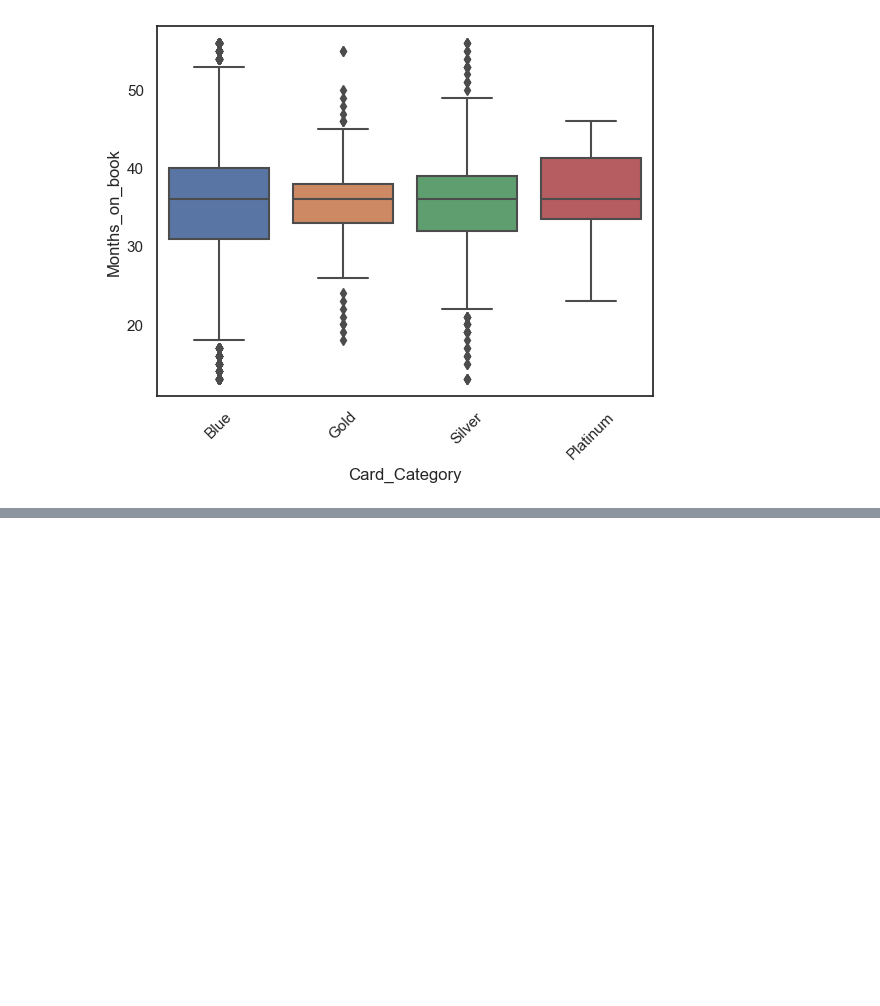
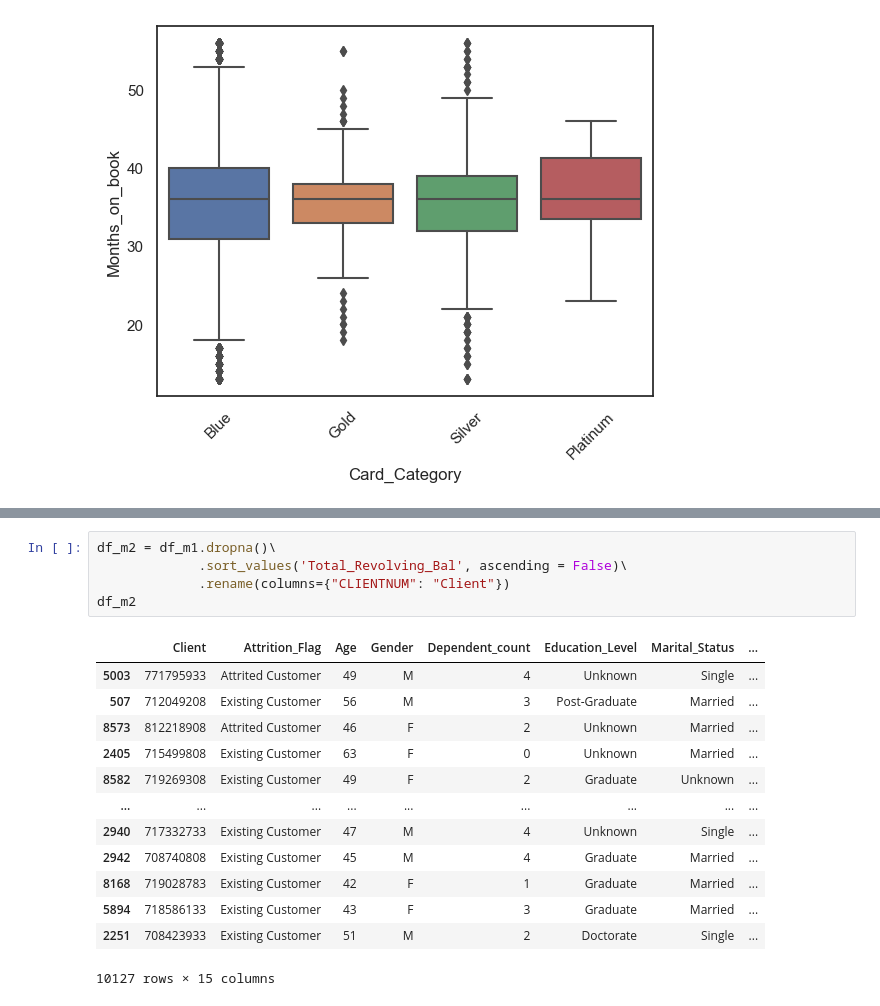
Before and after one commit to ubco-W2022T2-data301/project-group-group-20, a Jupyter notebook: analysis/analysis2.ipynb, the cells around one changed output, grey strips where cells are left out. Drawn from its saved outputs; the diff is of its cells as text; blank space fills up the shorter version.

```diff
--- a/analysis/analysis2.ipynb
+++ b/analysis/analysis2.ipynb
@@ -134,0 +243,19 @@ plt.xticks(rotation=45)
+# %%
+df_m2 = df_m1.dropna()\
+             .sort_values('Total_Revolving_Bal', ascending = False)\
+             .rename(columns={"CLIENTNUM": "Client"})
+df_m2
+# %% [output]
+|  | Client | Attrition_Flag | Age | Gender | Dependent_count | Education_Level | Marital_Status | ... |
+| 5003 | 771795933 | Attrited Customer | 49 | M | 4 | Unknown | Single | ... |
+| 507 | 712049208 | Existing Customer | 56 | M | 3 | Post-Graduate | Married | ... |
+| 8573 | 812218908 | Attrited Customer | 46 | F | 2 | Unknown | Married | ... |
+| 2405 | 715499808 | Existing Customer | 63 | F | 0 | Unknown | Married | ... |
+| 8582 | 719269308 | Existing Customer | 49 | F | 2 | Graduate | Unknown | ... |
+| ... | ... | ... | ... | ... | ... | ... | ... | ... |
+| 2940 | 717332733 | Existing Customer | 47 | M | 4 | Unknown | Single | ... |
+| 2942 | 708740808 | Existing Customer | 45 | M | 4 | Graduate | Married | ... |
+| 8168 | 719028783 | Existing Customer | 42 | F | 1 | Graduate | Married | ... |
+| 5894 | 718586133 | Existing Customer | 43 | F | 3 | Graduate | Married | ... |
+| 2251 | 708423933 | Existing Customer | 51 | M | 2 | Doctorate | Single | ... |
+10127 rows × 15 columns
```
Also changed, not shown: parts of 20 cells of this notebook, 1 other file.
